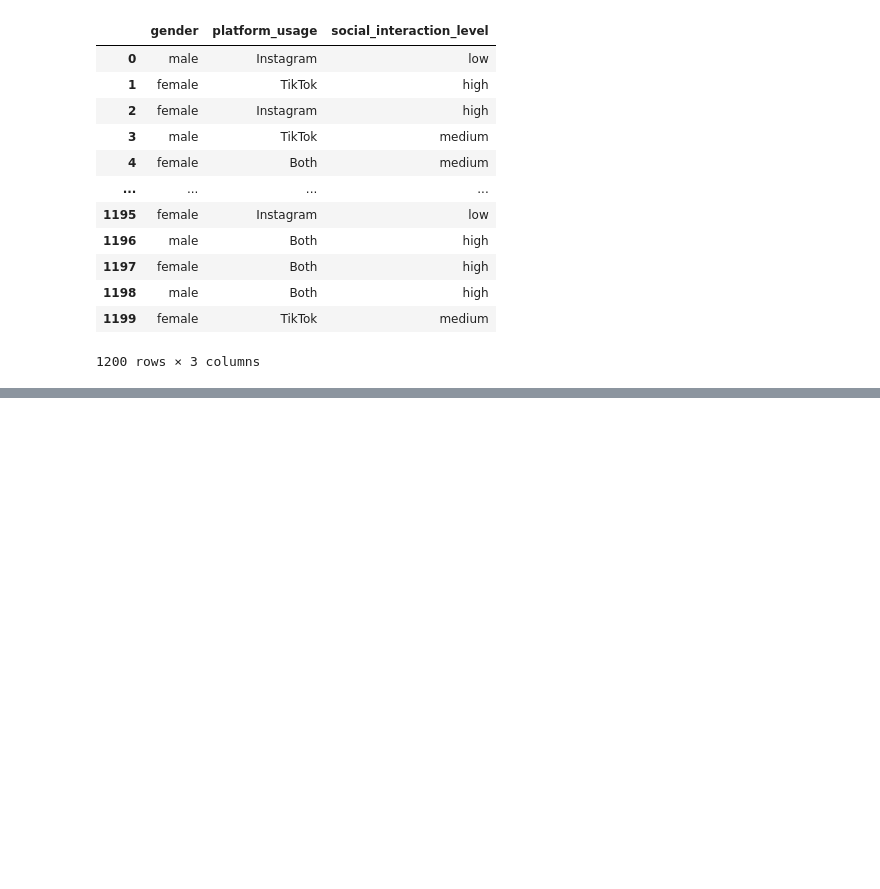
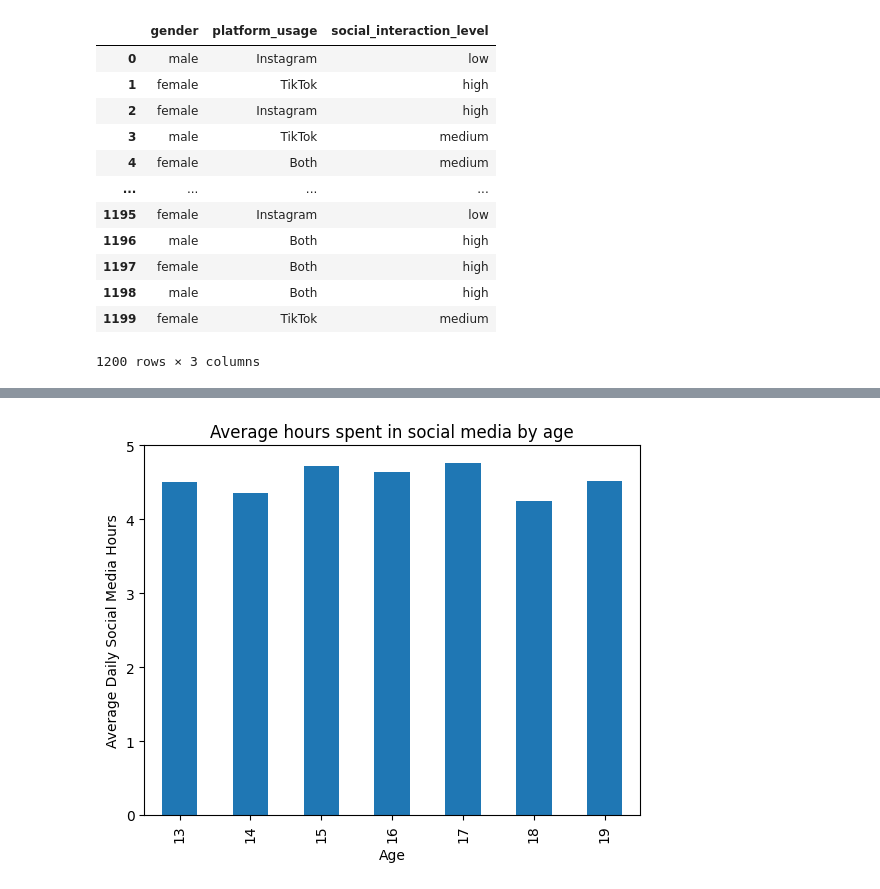
Before and after one commit to Diy-101/data_analysis, a Jupyter notebook: teenager_dataset.ipynb, the cells around one changed output, grey strips where cells are left out. Saved outputs shown, nothing was run; the diff lists cells and outputs as text; code cells hidden in the pictures; blank space fills up the shorter version.

```diff
--- a/teenager_dataset.ipynb
+++ b/teenager_dataset.ipynb
@@ -150,0 +173,8 @@ array([[189, 203, 193],
+# %%
+num_features.groupby("age")['daily_social_media_hours'].mean().plot(kind="bar")
+plt.title("Average hours spent in social media by age")
+plt.xlabel("Age")
+plt.ylabel("Average Daily Social Media Hours")
+plt.show()
+# %% [output]
+[figure, added]
```
Also changed, not shown: parts of 22 cells of this notebook.
